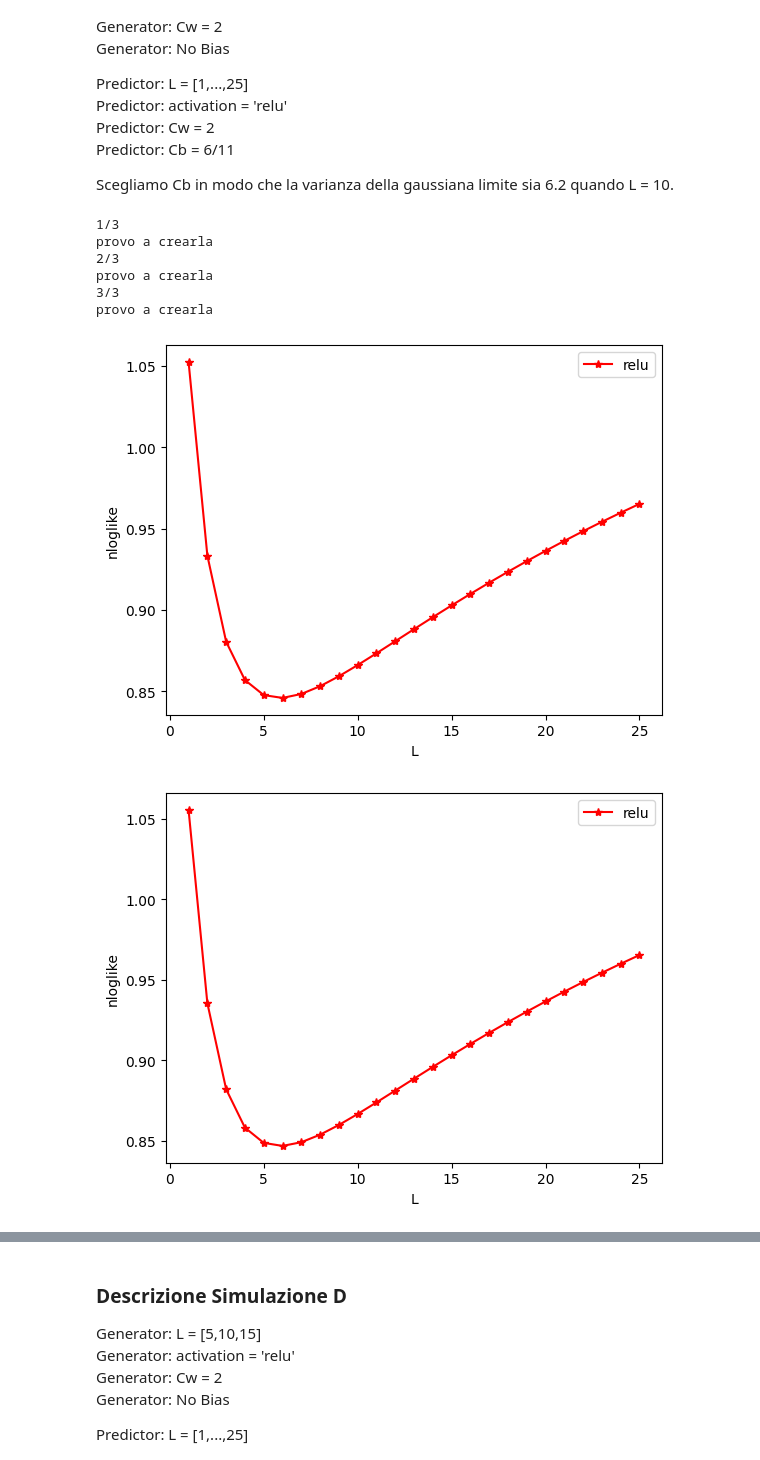
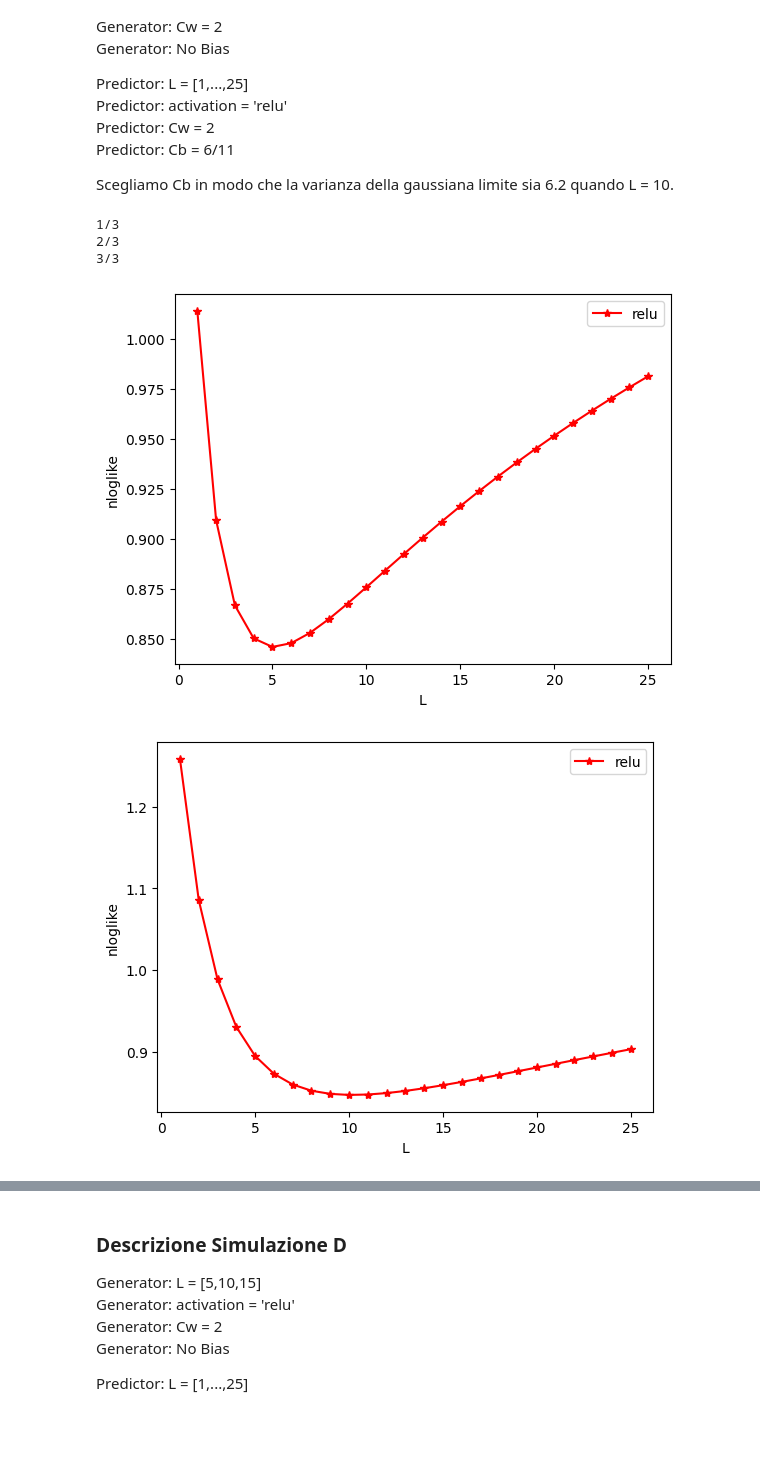
Before and after one commit to FabianoVeglianti/Architecture_Selection_Using_Infinite_Width_Limit_Neural_Network, a Jupyter notebook: simulazioni.ipynb, the cells around one changed output, grey strips where cells are left out. Drawn from its saved outputs; the diff is of its cells as text; code cells hidden in the pictures; blank space fills up the shorter version.

```diff
--- a/simulazioni.ipynb
+++ b/simulazioni.ipynb
@@ -983,8 +1017,8 @@ class MLPGeneratedDatasetSimulation:
 lineplots crea dei lineplot che contengono lo score in funzione di L.\
  Ogni plot contiene una linea per ogni funzione di attivazione (attualemente il codice funziona solo con relu a causa dei commenti)
 # %%
-def lineplots(grid_dataset_results, basepath, args_scores):
-  for mlpgenerator_datasetsimulation in grid_dataset_results:
+def lineplots(list_dataset_results, basepath, args_scores):
+  for mlpgenerator_datasetsimulation in list_dataset_results:
     mlp_generator_L = mlpgenerator_datasetsimulation.dataset_handler.mlp_generator_L
     mlp_generator_activation = mlpgenerator_datasetsimulation.dataset_handler.mlp_generator_activation
 
@@ -1090,10 +1124,17 @@ def compute_Cw_from_var_y(var_y, Cb):
   return float(Cw)
 # %%
 # Create or Load Input
-def create_or_load_input(basepath, args_datahandling):
+def create_or_load_input(basepath, args_datahandling, radius = -1):
+  """
+  Se radius = -1 (default) allora crea i dati nell'ipercubo, altrimenti nell'ipersfera di raggio radius.
+  """
   dataset_handler = DatasetHandler()
   if args_datahandling.create_new_input:
-    input = dataset_handler.create_input()
+    if radius == -1:
+      input = dataset_handler.create_input()
+    else:
+      input = dataset_handler.create_input_in_hypersphere(radius)
+
     if args_datahandling.save_input_on_cloud:
       handle_dirs(basepath)
       filename = basepath + "input.csv"
@@ -1440,7 +1481,7 @@ args_datahandling = Namespace(
 
 basepath = '/content/drive/MyDrive/Simulazioni/Simulazione_C/'
 # %%
-grid_parameters_datasets = {'L' : [5,10,15], 'n':[50], 'activation':['relu'], 'Cb': [1], 'Cw': [1]}
+grid_parameters_datasets = {'L' : [5,10,15], 'n':[50], 'activation':['relu'], 'Cb': [1], 'Cw': [2]}
 grid_parameters_predictors = {'L' : np.arange(1,26,1), 'n':[5], 'activation':['relu'], 'Cb': [1], 'Cw': [2]}
 # %%
 dataset_handler = DatasetHandler()
@@ -1480,42 +1521,40 @@ for architecture in get_architecture(grid_parameters_datasets):
   dataset, _= dataset_handler.create_dataset_from_MLP_given_input(mlp, input)
   var_y = dataset_handler.get_y_stddev()**2
 
-  Cb = max(0, (var_y - Cw)/(1+Cw*L/2))
+  Cb = max(0, (var_y - 2/args.d)/(1+2*L/2))
   Cb_params_list = grid_parameters_predictors['Cb']
   Cb_params_list.pop(0)
   Cb_params_list.append(Cb)
 
-  gaussian_limit_df = create_or_load_gaussian_limit_for_each_predictors(basepath, args_datahandling, grid_parameters_predictors, input, scaled_input, use_scaled_input = True)
+  path = basepath + str(L) + "_" + activation + "/"
+  gaussian_limit_df = create_or_load_gaussian_limit_for_each_predictors(path, args_datahandling, grid_parameters_predictors, input, scaled_input, use_scaled_input = True)
 
 
   mlpgenerator_datasetsimulation = MLPGeneratedDatasetSimulation(dataset_handler)
   if args_datahandling.save_dataset_on_cloud:
     # Save dataset description
     mlpgenerator_datasetsimulation.save_dataset_description_on_cloud(basepath)
     # Save dataset
     centered_dataset = dataset_handler.get_uncentered_dataset()
     path = basepath + str(L) + "_" + activation
     handle_dirs(path)
     filename = path + "/dataset.csv"
     with open(filename, 'w', encoding = 'utf-8-sig') as f:
       centered_dataset.to_csv(f, index = False)
 
   current_dataset_results = score_handler.compute_all_scores(dataset_handler, grid_parameters_predictors, gaussian_limit_df, args_scores)
   mlpgenerator_datasetsimulation.set_results(current_dataset_results)
 
   if args_datahandling.save_results_on_cloud:
     mlpgenerator_datasetsimulation.save_dataset_results_on_cloud(basepath)
 
   grid_dataset_results.append(mlpgenerator_datasetsimulation)
 
 if args_datahandling.save_figures_on_cloud:
   lineplots(grid_dataset_results, basepath, args_scores)
 # %% [output]
 1/3
-provo a crearla
 2/3
-provo a crearla
 3/3
-provo a crearla
-[figure, old version]
+[figure, new version]
-[figure, old version]
+[figure, new version]
```
Also changed, not shown: parts of 34 cells of this notebook.
